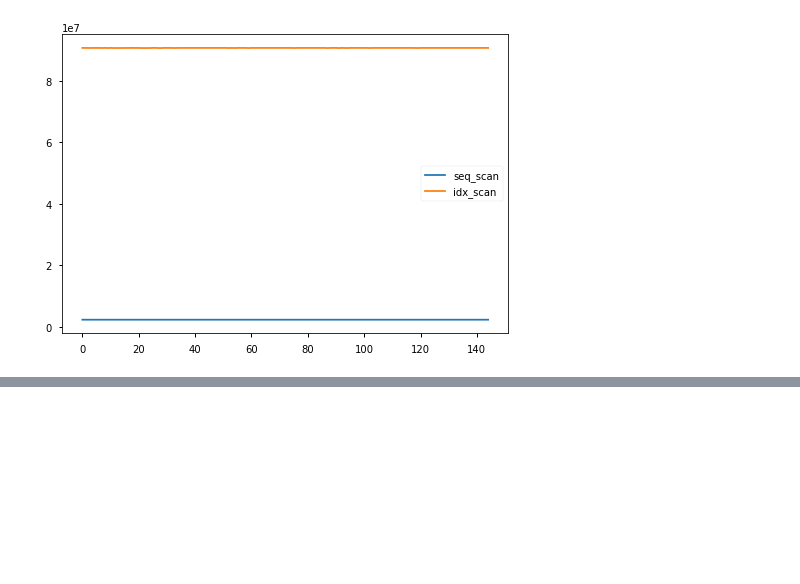
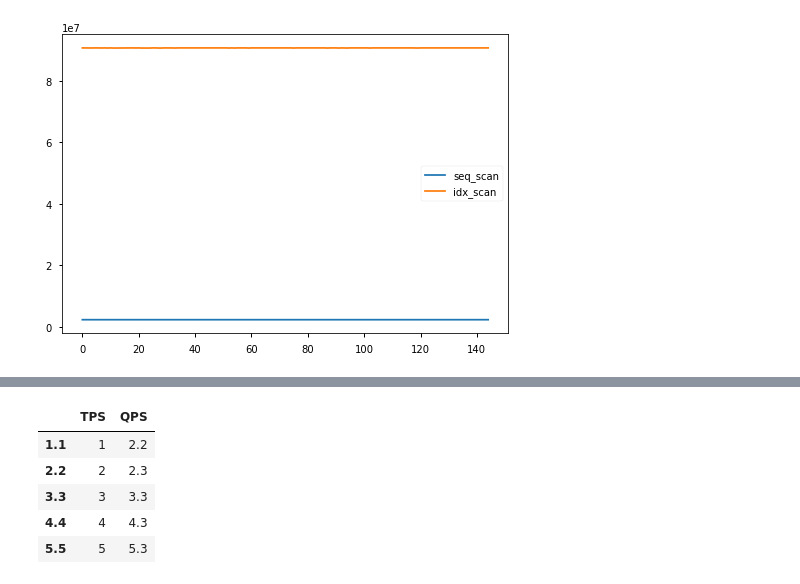
Before and after one commit to allene-ha/EDA_Framework, a Jupyter notebook: pgsql_query.ipynb, the cells around one changed output, grey strips where cells are left out. Saved outputs shown, nothing was run; the diff lists cells and outputs as text; code cells hidden in the pictures; blank space fills up the shorter version.

```diff
--- a/pgsql_query.ipynb
+++ b/pgsql_query.ipynb
@@ -107,0 +159,18 @@ q_("SELECT name, setting, min_val, max_val From pg_settings where pending_restar
+# %%
+import pandas as pd
+import numpy as np
+dic = {}
+index = [1.1,2.2,3.3,4.4,5.5]
+dic['TPS'] = np.array([1,2,3,4,5])
+dic['QPS'] = np.array([2.2,2.3,3.3,4.3,5.3])
+
+df = pd.DataFrame(dic, columns = ["TPS", "QPS"], index = index)
+
+df
+# %% [output]
+|  | TPS | QPS |
+| 1.1 | 1 | 2.2 |
+| 2.2 | 2 | 2.3 |
+| 3.3 | 3 | 3.3 |
+| 4.4 | 4 | 4.3 |
+| 5.5 | 5 | 5.3 |
```
Also changed, not shown: parts of 11 cells of this notebook, 3 other files.
